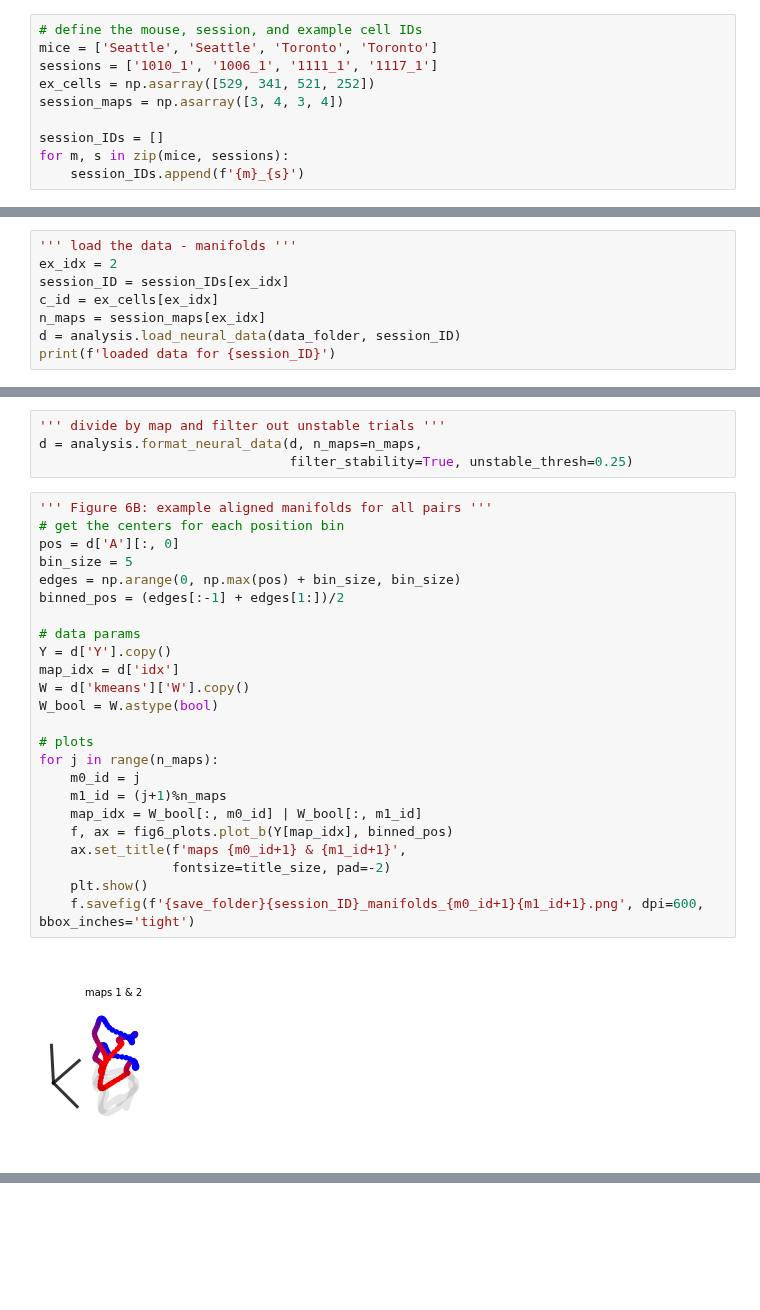
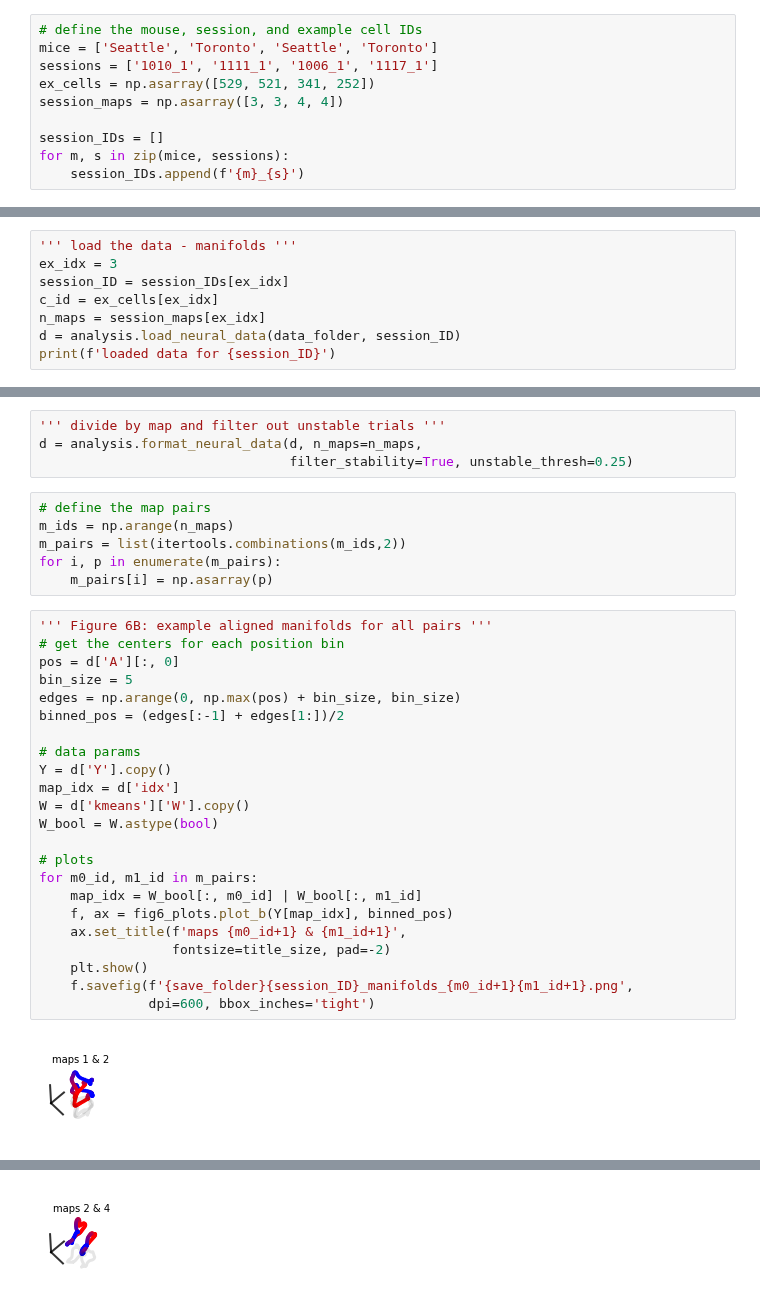
Before and after one commit to ahwillia/rnn_remapping_paper, a Jupyter notebook: fig6_multimap_neural/make_fig6.ipynb, the cells around one changed output, grey strips where cells are left out. Saved outputs shown, nothing was run; the diff lists cells and outputs as text; blank space fills up the shorter version.

```diff
--- a/fig6_multimap_neural/make_fig6.ipynb
+++ b/fig6_multimap_neural/make_fig6.ipynb
@@ -27,10 +28,10 @@ title_size = 10
 save folder exists
 # %%
 # define the mouse, session, and example cell IDs
-mice = ['Seattle', 'Seattle', 'Toronto', 'Toronto']
-sessions = ['1010_1', '1006_1', '1111_1', '1117_1']
-ex_cells = np.asarray([529, 341, 521, 252])
-session_maps = np.asarray([3, 4, 3, 4])
+mice = ['Seattle', 'Toronto', 'Seattle', 'Toronto']
+sessions = ['1010_1', '1111_1', '1006_1', '1117_1']
+ex_cells = np.asarray([529, 521, 341, 252])
+session_maps = np.asarray([3, 3, 4, 4])
 
 session_IDs = []
 for m, s in zip(mice, sessions):
@@ -94,6 +95,6 @@ plt.show()
 # %%
 ''' load the data - manifolds '''
-ex_idx = 2
+ex_idx = 3
 session_ID = session_IDs[ex_idx]
 c_id = ex_cells[ex_idx]
 n_maps = session_maps[ex_idx]
@@ -105,29 +106,34 @@ loaded data for Toronto_1117_1
 ''' divide by map and filter out unstable trials '''
 d = analysis.format_neural_data(d, n_maps=n_maps,
                                 filter_stability=True, unstable_thresh=0.25)
+# %%
+# define the map pairs
+m_ids = np.arange(n_maps)
+m_pairs = list(itertools.combinations(m_ids,2))
+for i, p in enumerate(m_pairs):
+    m_pairs[i] = np.asarray(p)
 # %%
 ''' Figure 6B: example aligned manifolds for all pairs '''
 # get the centers for each position bin
 pos = d['A'][:, 0]
 bin_size = 5
 edges = np.arange(0, np.max(pos) + bin_size, bin_size)
 binned_pos = (edges[:-1] + edges[1:])/2
 
 # data params
 Y = d['Y'].copy()
 map_idx = d['idx']
 W = d['kmeans']['W'].copy()
 W_bool = W.astype(bool)
 
 # plots
-for j in range(n_maps):
-    m0_id = j
-    m1_id = (j+1)%n_maps
+for m0_id, m1_id in m_pairs:
     map_idx = W_bool[:, m0_id] | W_bool[:, m1_id]
     f, ax = fig6_plots.plot_b(Y[map_idx], binned_pos)
     ax.set_title(f'maps {m0_id+1} & {m1_id+1}',
                  fontsize=title_size, pad=-2)
     plt.show()
-    f.savefig(f'{save_folder}{session_ID}_manifolds_{m0_id+1}{m1_id+1}.png', dpi=600, bbox_inches='tight')
+    f.savefig(f'{save_folder}{session_ID}_manifolds_{m0_id+1}{m1_id+1}.png',
+              dpi=600, bbox_inches='tight')
 # %% [output]
-[figure, old version]
+[figure, new version]
@@ -136,0 +143 @@ for j in range(n_maps):
+[figure, added]
```
Also changed, not shown: parts of 21 cells of this notebook, 24 other files.
